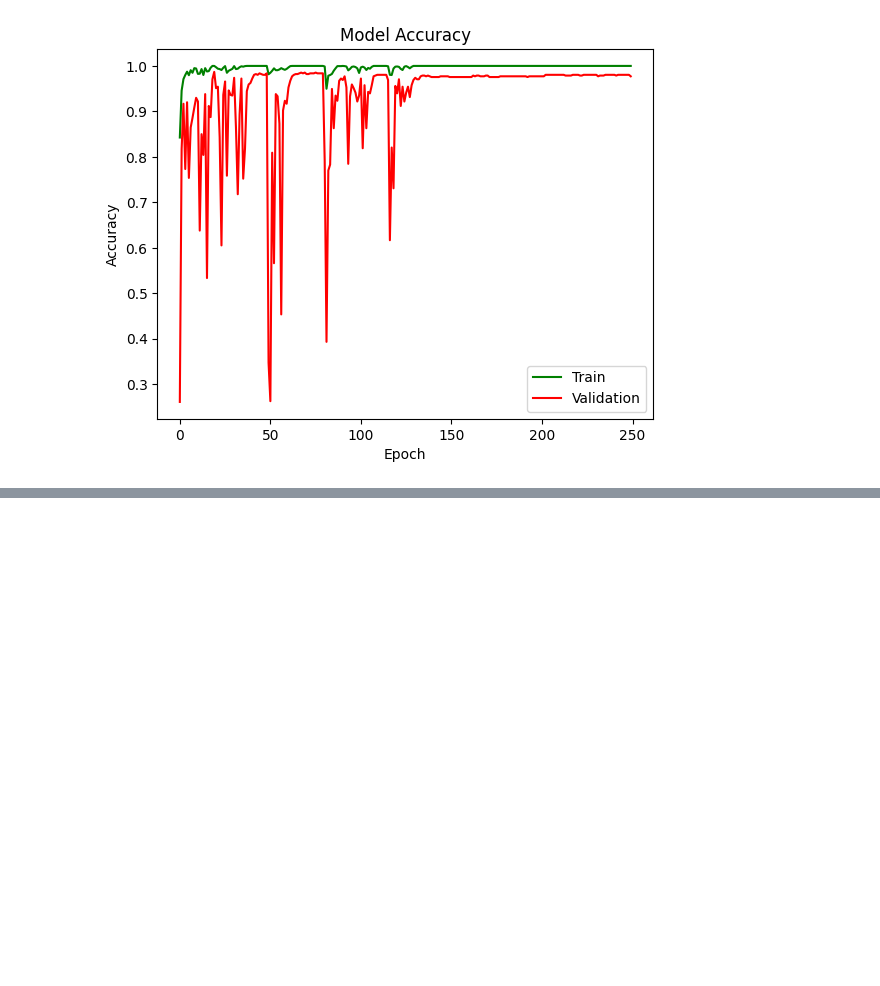
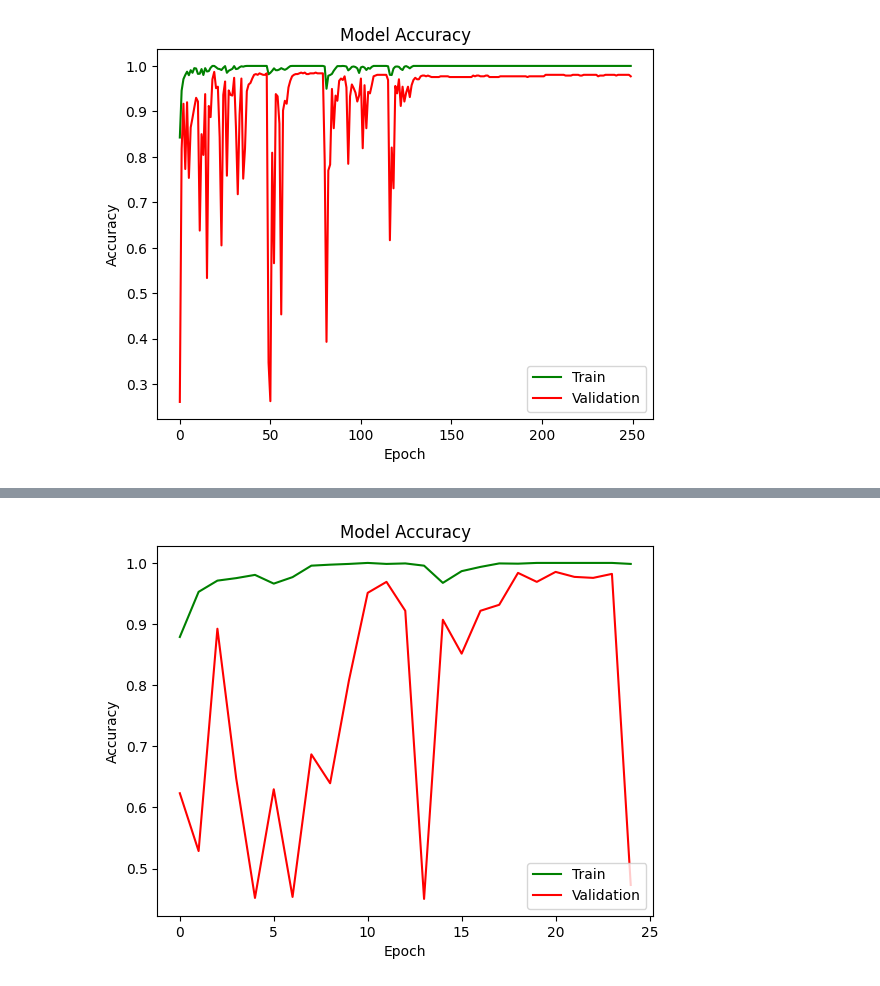
Before and after one commit to Mahdiyeh-Asgharpour/Multi-Stage-Brain-Tumor-Diagnosis, a Jupyter notebook: code.ipynb, the cells around one changed output, grey strips where cells are left out. Saved outputs shown, nothing was run; the diff lists cells and outputs as text; code cells hidden in the pictures; blank space fills up the shorter version.

Commit message:
DenseNet (Densely Connected Network)

```diff
--- a/code.ipynb
+++ b/code.ipynb
@@ -495,0 +498,11 @@ plt.show()
+# %%
+from tensorflow.keras.applications import DenseNet121
+from tensorflow.keras.layers import Dense, GlobalAveragePooling2D
+from tensorflow.keras.models import Model
+base_model = DenseNet121(weights='imagenet', include_top=False, input_shape=(224, 224, 3))
+x = base_model.output
+x = GlobalAveragePooling2D()(x)
+predictions = Dense(3, activation='softmax')(x)
+model_dense = Model(inputs=base_model.input, outputs=predictions)
+model_dense.compile(optimizer='adamw', loss='categorical_crossentropy', metrics=['accuracy'])
+history_dense = model_dense.fit(x_train, y_train, epochs=25, batch_size=64, validation_data=(x_test, y_test))
@@ -495,0 +527,11 @@ plt.show()
+# %%
+import matplotlib.pyplot as plt
+plt.plot(history_dense.history['accuracy'],color="green")
+plt.plot(history_dense.history['val_accuracy'],color="red")
+plt.title('Model Accuracy')
+plt.ylabel('Accuracy')
+plt.xlabel('Epoch')
+plt.legend(['Train', 'Validation'], loc='lower right')
+plt.show()
+# %% [output]
+[figure, added]
```
Also changed, not shown: parts of 2 cells of this notebook.
